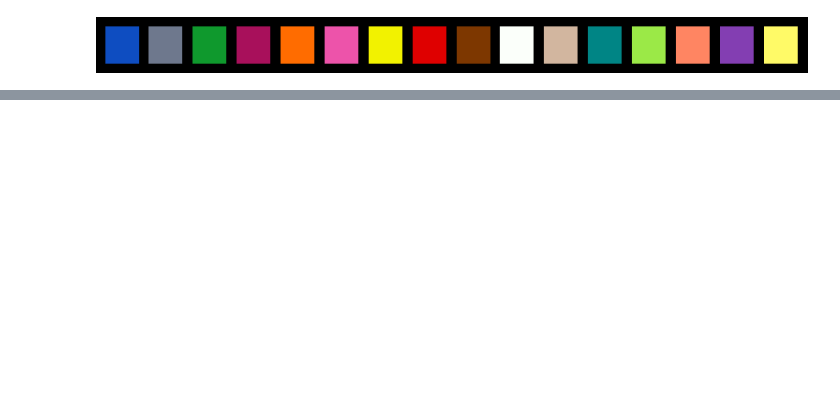
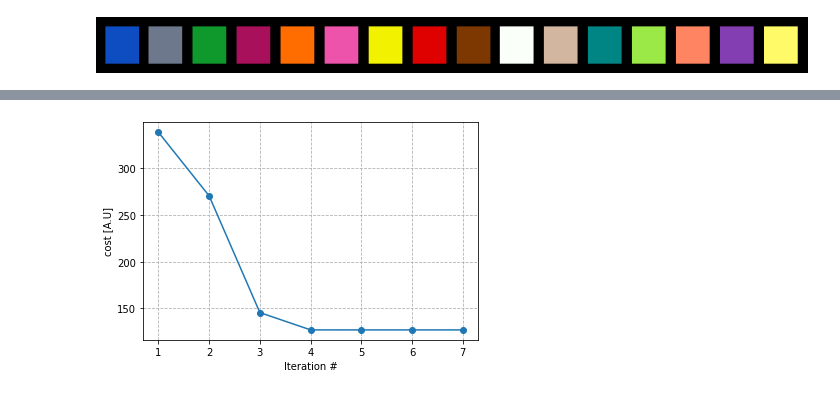
Before and after one commit to tiboas/KmeansForQAM, a Jupyter notebook: K_means_clustering_for_QAM.ipynb, the cells around one changed output, grey strips where cells are left out. Saved outputs shown, nothing was run; the diff lists cells and outputs as text; code cells hidden in the pictures; blank space fills up the shorter version.

```diff
--- a/K_means_clustering_for_QAM.ipynb
+++ b/K_means_clustering_for_QAM.ipynb
@@ -118,0 +123,10 @@ for n_itt in range(N_itterations):
+# %%
+#Plot the cost per iteration:
+plt.plot(np.array(range(len(cost_peritt)))+1,cost_peritt,'o-')
+plt.xticks(np.array(range(len(cost_peritt)))+1)
+plt.grid('major',linestyle='--',)
+plt.ylabel('cost [A.U]')
+plt.xlabel('Iteration #')
+plt.draw()
+# %% [output]
+[figure, added]
```
Also changed, not shown: parts of 18 cells of this notebook.
